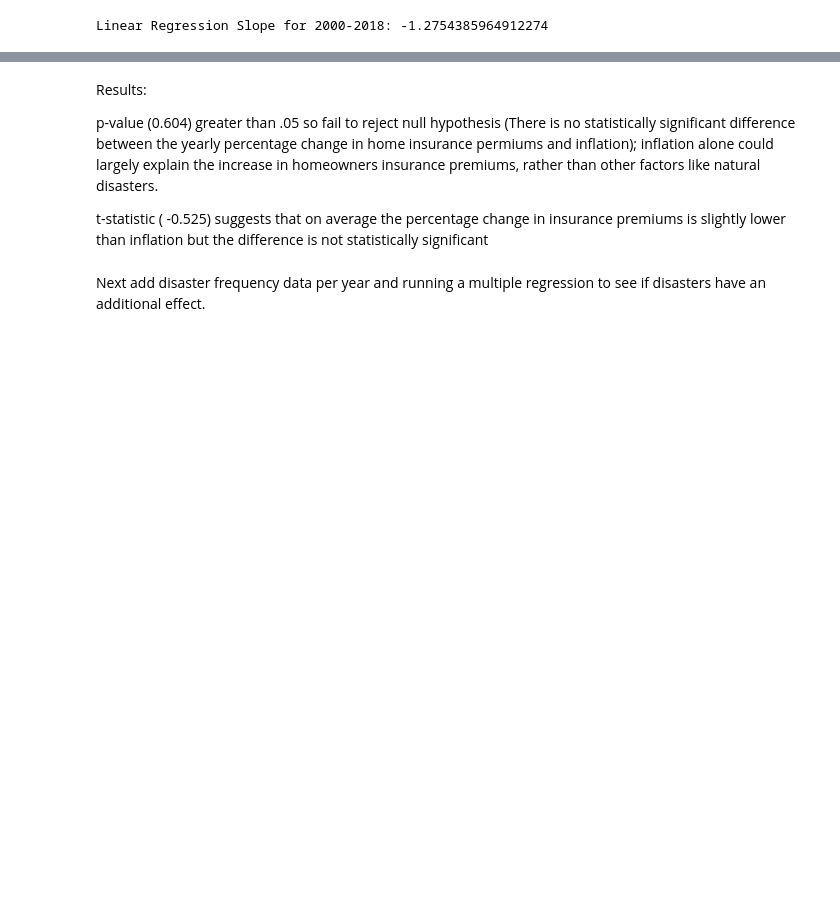
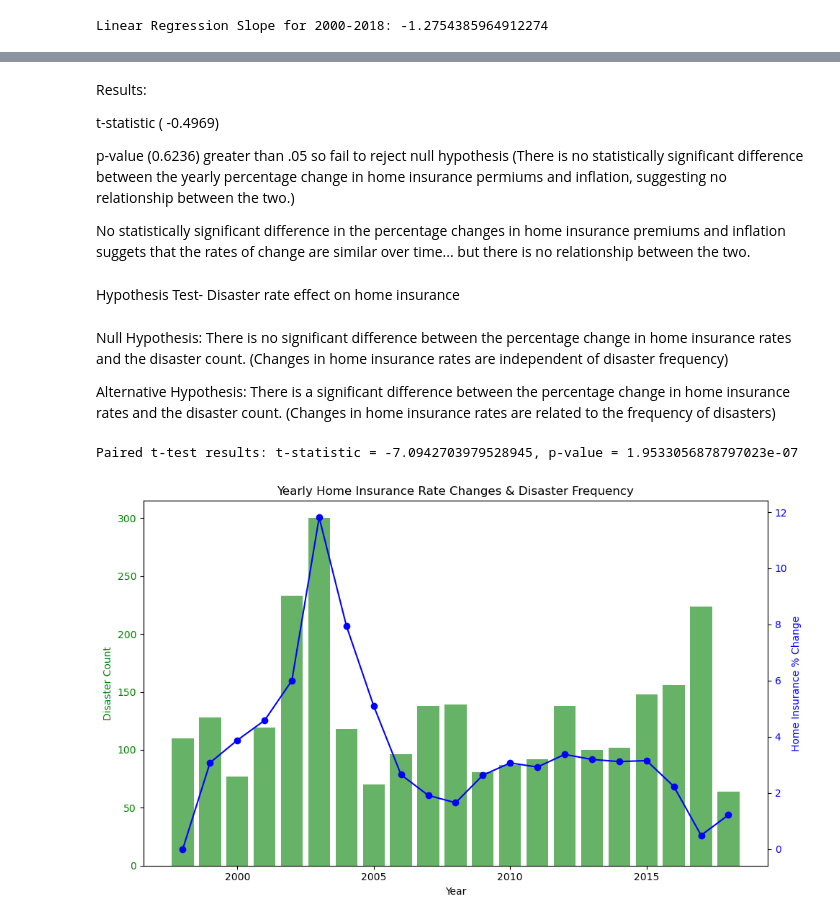
Before and after one commit to smille202/capstone, a Jupyter notebook: work/working_code.ipynb, the cells around one changed output, grey strips where cells are left out. Cells and saved outputs as stored; diff of their text form; code cells hidden in the pictures; blank space fills up the shorter version.

Commit message:
hypothesis testing

```diff
--- a/work/working_code.ipynb
+++ b/work/working_code.ipynb
@@ -600,8 +626,48 @@ Paired t-test results: t-statistic = -0.5252772083098176, p-value = 0.6042099493
 # %% [markdown]
 Results:
 
-p-value (0.604) greater than .05 so fail to reject null hypothesis (There is no statistically significant difference between the yearly percentage change in home insurance permiums and inflation); inflation alone could largely explain the increase in homeowners insurance premiums, rather than other factors like natural disasters.
+t-statistic ( -0.4969)
 
-t-statistic ( -0.525) suggests that on average the percentage change in insurance premiums is slightly lower than inflation but the difference is not statistically significant
+p-value (0.6236) greater than .05 so fail to reject null hypothesis (There is no statistically significant difference between the yearly percentage change in home insurance permiums and inflation, suggesting no relationship between the two.)
+
+No statistically significant difference in the percentage changes in home insurance premiums and inflation suggets that the rates of change are similar over time... but there is no relationship between the two.
-# %% [markdown]
-Next add disaster frequency data per year and running a multiple regression to see if disasters have an additional effect.
+# %% [markdown]
+Hypothesis Test- Disaster rate effect on home insurance
+# %% [markdown]
+Null Hypothesis: There is no significant difference between the percentage change in home insurance rates and the disaster count. (Changes in home insurance rates are independent of disaster frequency)
+
+Alternative Hypothesis: There is a significant difference between the percentage change in home insurance rates and the disaster count. (Changes in home insurance rates are related to the frequency of disasters)
+# %%
+# total disasters per year
+disaster_yearly = merged_data.groupby('year')['disaster_id'].count().reset_index()
+disaster_yearly.rename(columns={'disaster_id': 'disaster_count'}, inplace=True)
+
+# merge with home insurance data
+full_data = pd.merge(home_yearly[['year', 'home_insurance_pct_change']],
+                     disaster_yearly[['year', 'disaster_count']], on='year', how='inner')
+
+# paired t-test for home insurance change and disaster count
+from scipy.stats import ttest_rel
+t_stat, p_value = ttest_rel(full_data['home_insurance_pct_change'], full_data['disaster_count'])
+print(f"Paired t-test results: t-statistic = {t_stat}, p-value = {p_value}")
+
+# graph until 2018
+full_data = full_data[full_data['year'] <= 2018]
+# plot of yearly home insurance percentage changes and disaster frequency
+fig, ax1 = plt.subplots(figsize=(10, 6))
+# disaster count (left)
+ax1.bar(full_data['year'], full_data['disaster_count'], alpha=0.6, color='g', label='Disaster Count')
+ax1.set_xlabel('Year')
+ax1.set_ylabel('Disaster Count', color='g')
+ax1.tick_params(axis='y', labelcolor='g')
+# home insurance percentage change (right)
+ax2 = ax1.twinx()
+ax2.plot(full_data['year'], full_data['home_insurance_pct_change'], marker='o', linestyle='-', color='b', label='Home Insurance % Change')
+ax2.set_ylabel('Home Insurance % Change', color='b')
+ax2.tick_params(axis='y', labelcolor='b')
+plt.title('Yearly Home Insurance Rate Changes & Disaster Frequency')
+fig.tight_layout()
+plt.show()
+# %% [output]
+Paired t-test results: t-statistic = -7.0942703979528945, p-value = 1.9533056878797023e-07
+[figure, added]
```
Also changed, not shown: parts of 5 cells of this notebook.
